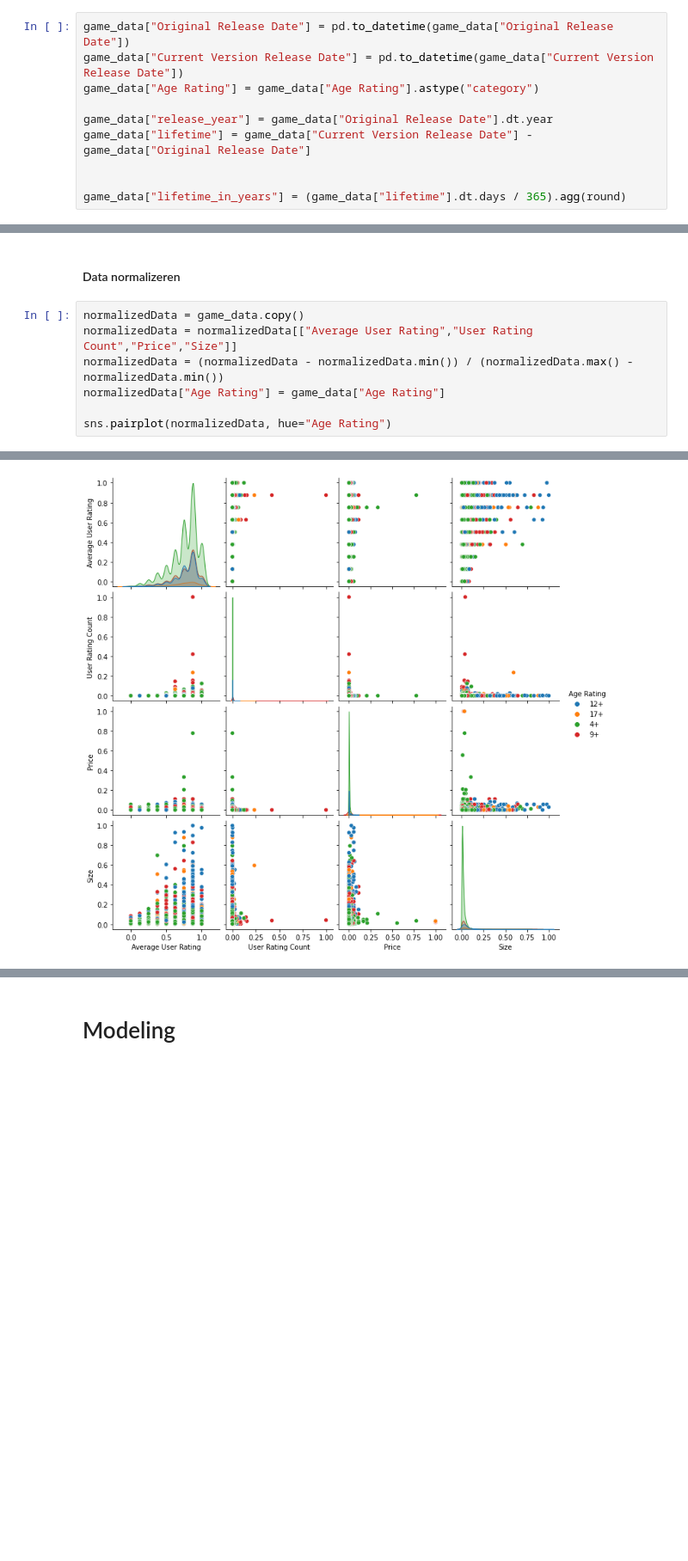
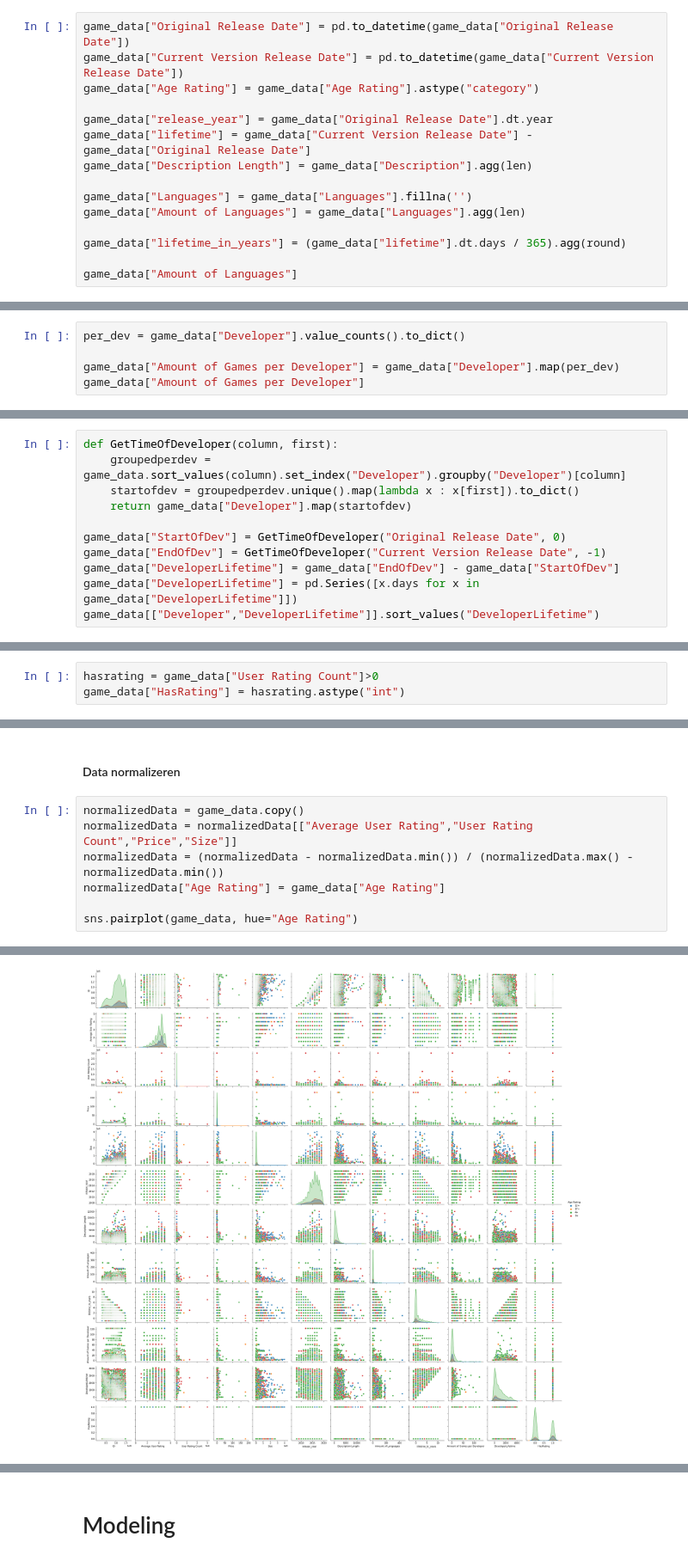
Before and after one commit to Mirmidion/PoC-Challenge2, a Jupyter notebook: YorbenNotebook.ipynb, the cells around one changed output, grey strips where cells are left out. Shown at 86% size. Drawn from its saved outputs; the diff is of its cells as text; blank space fills up the shorter version.

```diff
--- a/YorbenNotebook.ipynb
+++ b/YorbenNotebook.ipynb
@@ -140,6 +170,11 @@ game_data["Age Rating"] = game_data["Age Rating"].astype("category")
 
 game_data["release_year"] = game_data["Original Release Date"].dt.year
 game_data["lifetime"] = game_data["Current Version Release Date"] - game_data["Original Release Date"]
+game_data["Description Length"] = game_data["Description"].agg(len)
 
+game_data["Languages"] = game_data["Languages"].fillna('')
+game_data["Amount of Languages"] = game_data["Languages"].agg(len)
 
 game_data["lifetime_in_years"] = (game_data["lifetime"].dt.days / 365).agg(round)
+
+game_data["Amount of Languages"]
@@ -145,0 +194,5 @@ game_data["lifetime_in_years"] = (game_data["lifetime"].dt.days / 365).agg(round
+# %%
+per_dev = game_data["Developer"].value_counts().to_dict()
+
+game_data["Amount of Games per Developer"] = game_data["Developer"].map(per_dev)
+game_data["Amount of Games per Developer"]
@@ -145,0 +212,11 @@ game_data["lifetime_in_years"] = (game_data["lifetime"].dt.days / 365).agg(round
+# %%
+def GetTimeOfDeveloper(column, first):
+    groupedperdev = game_data.sort_values(column).set_index("Developer").groupby("Developer")[column]
+    startofdev = groupedperdev.unique().map(lambda x : x[first]).to_dict()
+    return game_data["Developer"].map(startofdev)
+
+game_data["StartOfDev"] = GetTimeOfDeveloper("Original Release Date", 0)
+game_data["EndOfDev"] = GetTimeOfDeveloper("Current Version Release Date", -1)
+game_data["DeveloperLifetime"] = game_data["EndOfDev"] - game_data["StartOfDev"]
+game_data["DeveloperLifetime"] = pd.Series([x.days for x in game_data["DeveloperLifetime"]])
+game_data[["Developer","DeveloperLifetime"]].sort_values("DeveloperLifetime")
@@ -146,3 +237,6 @@ game_data["lifetime_in_years"] = (game_data["lifetime"].dt.days / 365).agg(round
+# %%
+hasrating = game_data["User Rating Count"]>0
+game_data["HasRating"] = hasrating.astype("int")
 # %% [markdown]
 #### Lege velden invullen of weghalen
 # %%
@@ -152,10 +246,10 @@ game_data["Price"] = game_data["Price"].fillna(0)
 # %%
 normalizedData = game_data.copy()
 normalizedData = normalizedData[["Average User Rating","User Rating Count","Price","Size"]]
 normalizedData = (normalizedData - normalizedData.min()) / (normalizedData.max() - normalizedData.min())
 normalizedData["Age Rating"] = game_data["Age Rating"]
 
-sns.pairplot(normalizedData, hue="Age Rating")
+sns.pairplot(game_data, hue="Age Rating")
 # %% [output]
 <seaborn.axisgrid.PairGrid at 0x...>
-[figure, old version]
+[figure, new version]
```
Also changed, not shown: parts of 13 cells of this notebook.
